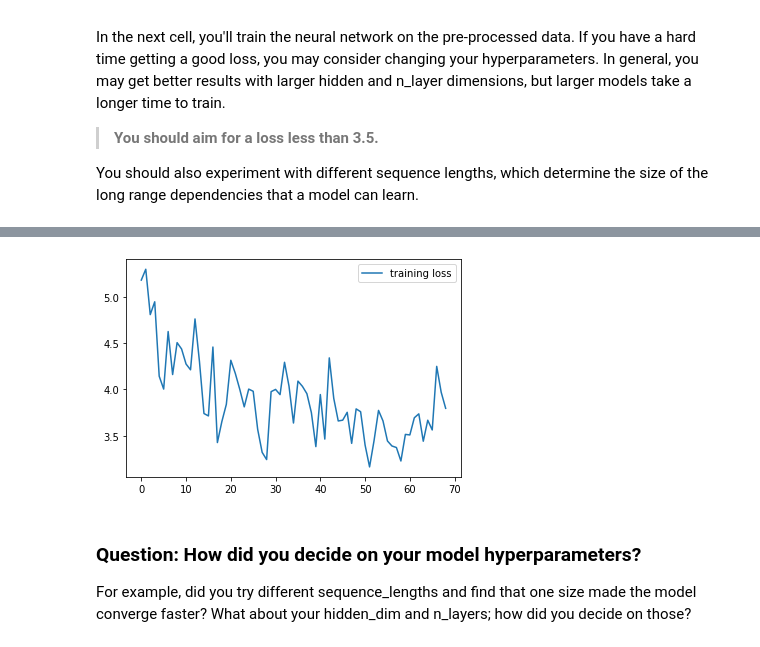
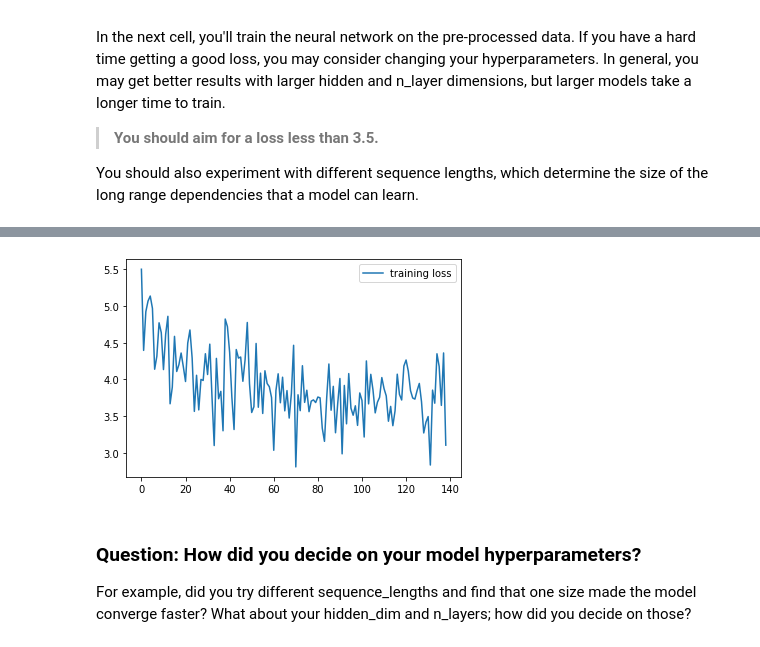
Before and after one commit to ddhartma/TV-Script-Generator, a Jupyter notebook: dlnd_tv_script_generation.ipynb, the cells around one changed output, grey strips where cells are left out. Saved outputs shown, nothing was run; the diff lists cells and outputs as text; code cells hidden in the pictures.

Commit message:
test: Test parameters Train7

```diff
--- a/dlnd_tv_script_generation.ipynb
+++ b/dlnd_tv_script_generation.ipynb
@@ -676,19 +676,19 @@ Epoch:    5/5     Loss: 3.654357428073883
 
 Model Trained and Saved
 # %%
-train = 'Train6'
+train = 'Train7'
 # Export Loss as Dataframe
 loss_df = pd.DataFrame(running_loss_history)
 loss_df.to_excel(train + ".xlsx")
 
 # Plot Loss and Save Loss-Plot
 f = plt.figure()
 plt.plot(running_loss_history, label='training loss')
 plt.legend()
 
 f.savefig(train + ".png", bbox_inches='tight', dpi=600)
 # %% [output]
-[figure, old version]
+[figure, new version]
 # %% [markdown]
 ### Question: How did you decide on your model hyperparameters?
 For example, did you try different sequence_lengths and find that one size made the model converge faster? What about your hidden_dim and n_layers; how did you decide on those?
```
Also changed, not shown: parts of 5 cells of this notebook, 4 other files.
